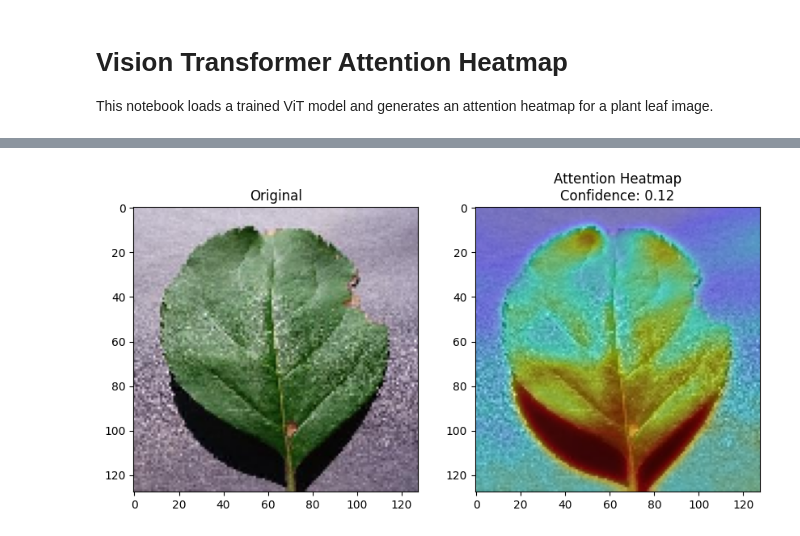
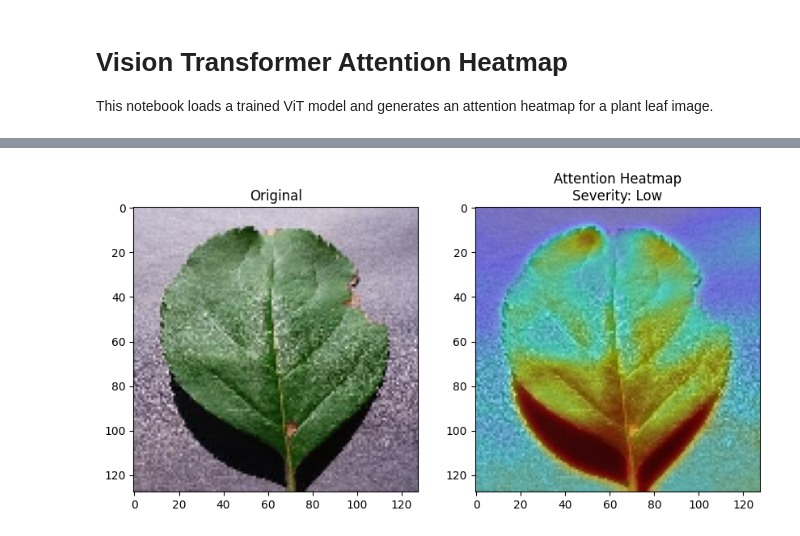
Before and after one commit to Mavricx/leafCureAI, a Jupyter notebook: vit_attention_heatmap.ipynb, the cells around one changed output, grey strips where cells are left out. Saved outputs shown, nothing was run; the diff lists cells and outputs as text; code cells hidden in the pictures.

```diff
--- a/vit_attention_heatmap.ipynb
+++ b/vit_attention_heatmap.ipynb
@@ -128,6 +128,13 @@ def load_image(path):
 # HEATMAP FUNCTION
 # =========================
 
+def confidence_to_severity(confidence):
+    if confidence < 0.5:
+        return "Low"
+    if confidence < 0.75:
+        return "Medium"
+    return "High"
+
 def generate_heatmap(image_path):
 
     image = load_image(image_path)
@@ -138,6 +145,8 @@ def generate_heatmap(image_path):
     confidence = np.max(prediction)
 
     predicted_class = np.argmax(prediction)
+
+    severity = confidence_to_severity(confidence)
 
     # Simple attention approximation
     attention_map = np.mean(
@@ -189,7 +198,7 @@ def generate_heatmap(image_path):
     plt.subplot(1,2,2)
     plt.imshow(superimposed)
     plt.title(
-        f"Attention Heatmap\nConfidence: {confidence:.2f}"
+        f"Attention Heatmap\nSeverity: {severity}"
     )
 
     plt.show()
@@ -213 +221 @@ WARNING:tensorflow:5 out of the last 5 calls to <function Model.make_predict_fun
-[figure, old version]
+[figure, new version]
```
Also changed, not shown: parts of 1 cell of this notebook, 1 other file.
